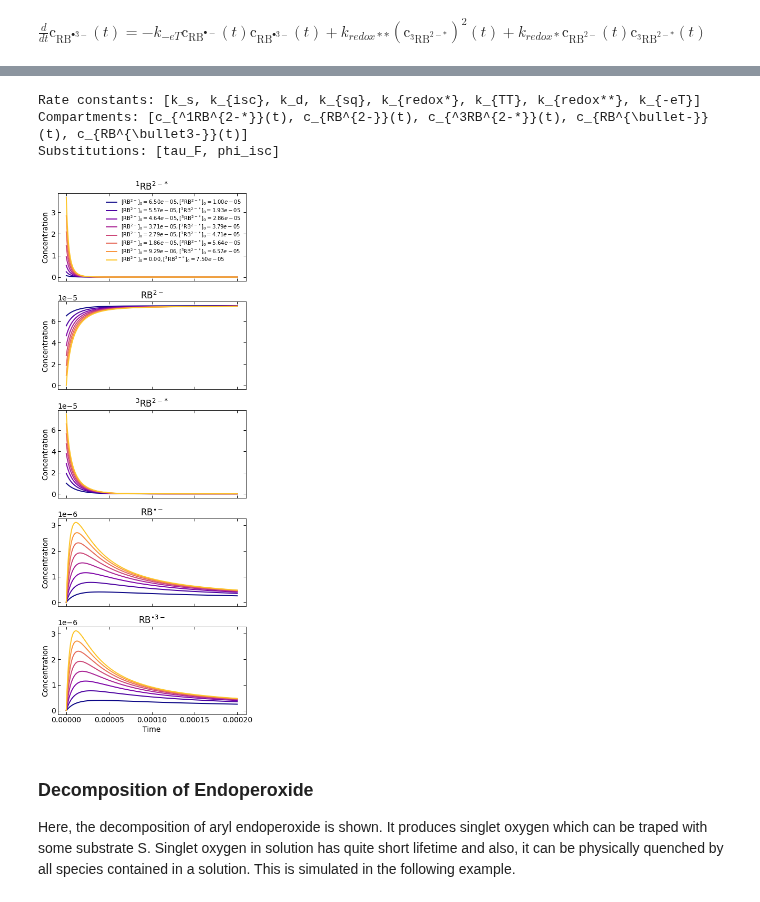
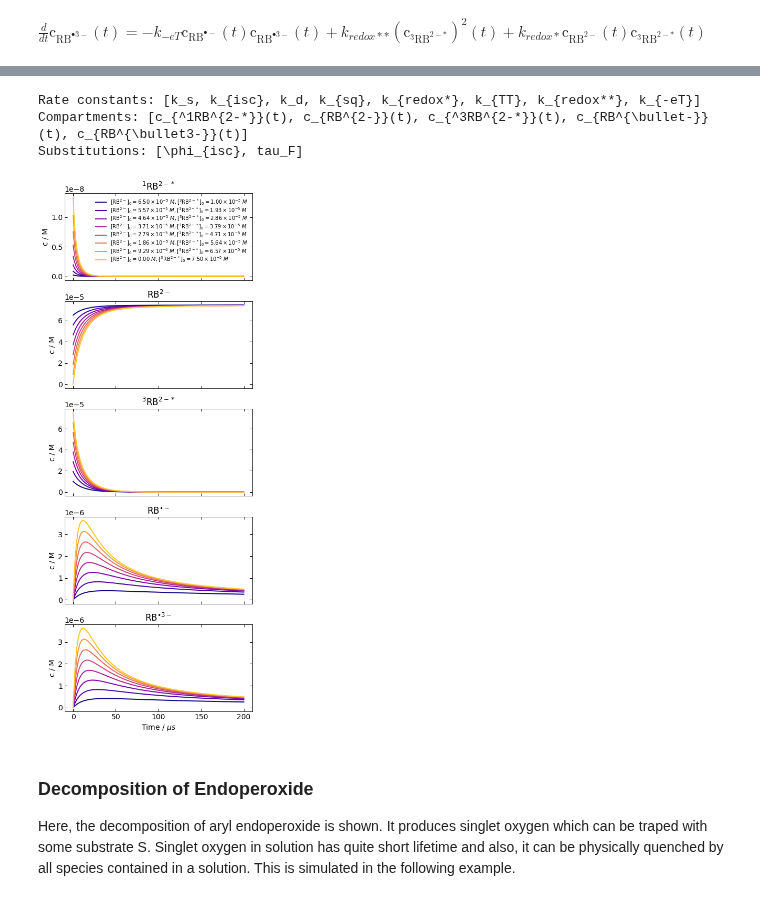
Before and after one commit to dmadea/Photo-Kinetic-Simulator, a Jupyter notebook: Simulator.ipynb, the cells around one changed output, grey strips where cells are left out. Saved outputs shown, nothing was run; the diff lists cells and outputs as text; code cells hidden in the pictures.

Commit message:
time unit conversion, plotting formatting, documentation, substitution examples

```diff
--- a/Simulator.ipynb
+++ b/Simulator.ipynb
@@ -353,33 +287,33 @@ $\displaystyle \frac{d}{d t} \operatorname{c_{RB^{\bullet3-}}}{\left(t \right)}
 # %%
 # print the order of rate constants and the compartment names in which they appear in the model
 print('Rate constants:', model.symbols['rate_constants'])
 print('Compartments:', model.symbols['compartments'])
 print('Substitutions:', model.symbols['substitutions'])
 
 # parameters in MeCN, taken from https://pubs.rsc.org/en/content/articlelanding/2016/cp/c6cp01710j#!divAbstract
 fl_lifetime = 2380e-12  # fluorescence lifetime
 k_s_tot = 1/fl_lifetime  # total decay rate of the singlet state
 k_isc = 2.77e8  # rate of intersystem crossing
 phi_isc = k_isc / k_s_tot  # intersystem crossing quantum yield
 # k_s_GS = (1 - phi_isc) * k_s_tot  # decay rate of singlet state to ground state
 
 # ks and k_isc are not necessary to fill as they are not present in SS equations
 rate_constants = [ None, None, 1.01e4, 7.63e8, 3.89e7, 9.98e8, 1.86e8, 1.03e10]
 
 c_tot = 75e-6  # total concentration of RB
 c_triplet = np.linspace(10e-6, c_tot, 8)  # various concentrations of triplet
 c_GS = c_tot - c_triplet
 initial_concentrations = [ 0, c_GS, c_triplet, 0, 0 ]
-
+subs = [ phi_isc , fl_lifetime ]  # define substitutions
 
 # simulate the model, the model will simulated 8 times for 8 different GS and triplet
 # initial concentrations, total concentration of RB is kept constant
-model.simulate_model(rate_constants, initial_concentrations, substitutions=[phi_isc, fl_lifetime], t_max=2e-4, plot_separately=True)
+model.simulate_model(rate_constants, initial_concentrations, substitutions=subs, t_max=2e-4, plot_separately=True)
 # %% [output]
 Rate constants: [k_s, k_{isc}, k_d, k_{sq}, k_{redox*}, k_{TT}, k_{redox**}, k_{-eT}]
 Compartments: [c_{^1RB^{2-*}}(t), c_{RB^{2-}}(t), c_{^3RB^{2-*}}(t), c_{RB^{\bullet-}}(t), c_{RB^{\bullet3-}}(t)]
-Substitutions: [tau_F, phi_isc]
+Substitutions: [\phi_{isc}, tau_F]
-[figure, old version]
+[figure, new version]
 # %% [markdown]
 ### Decomposition of Endoperoxide
 
```
Also changed, not shown: parts of 15 cells of this notebook, 1 other file.
